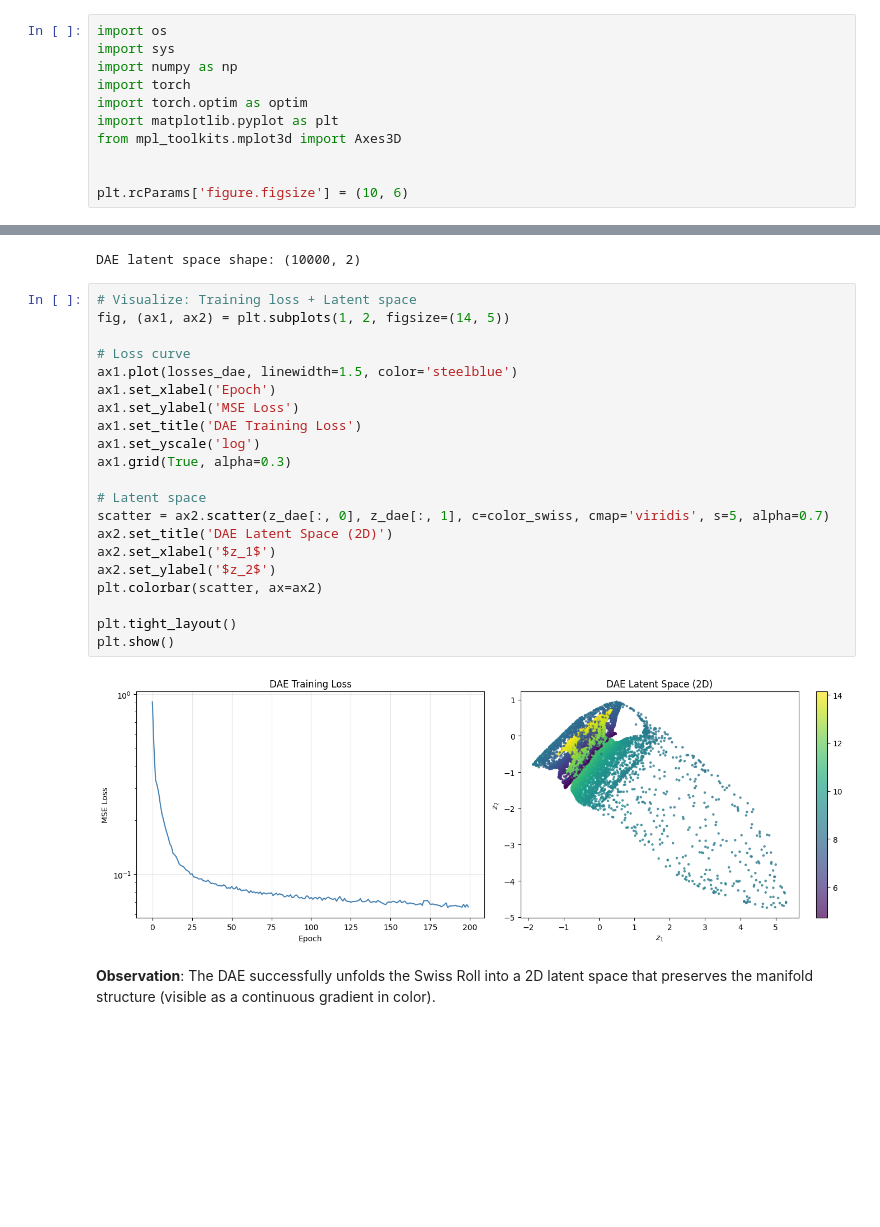
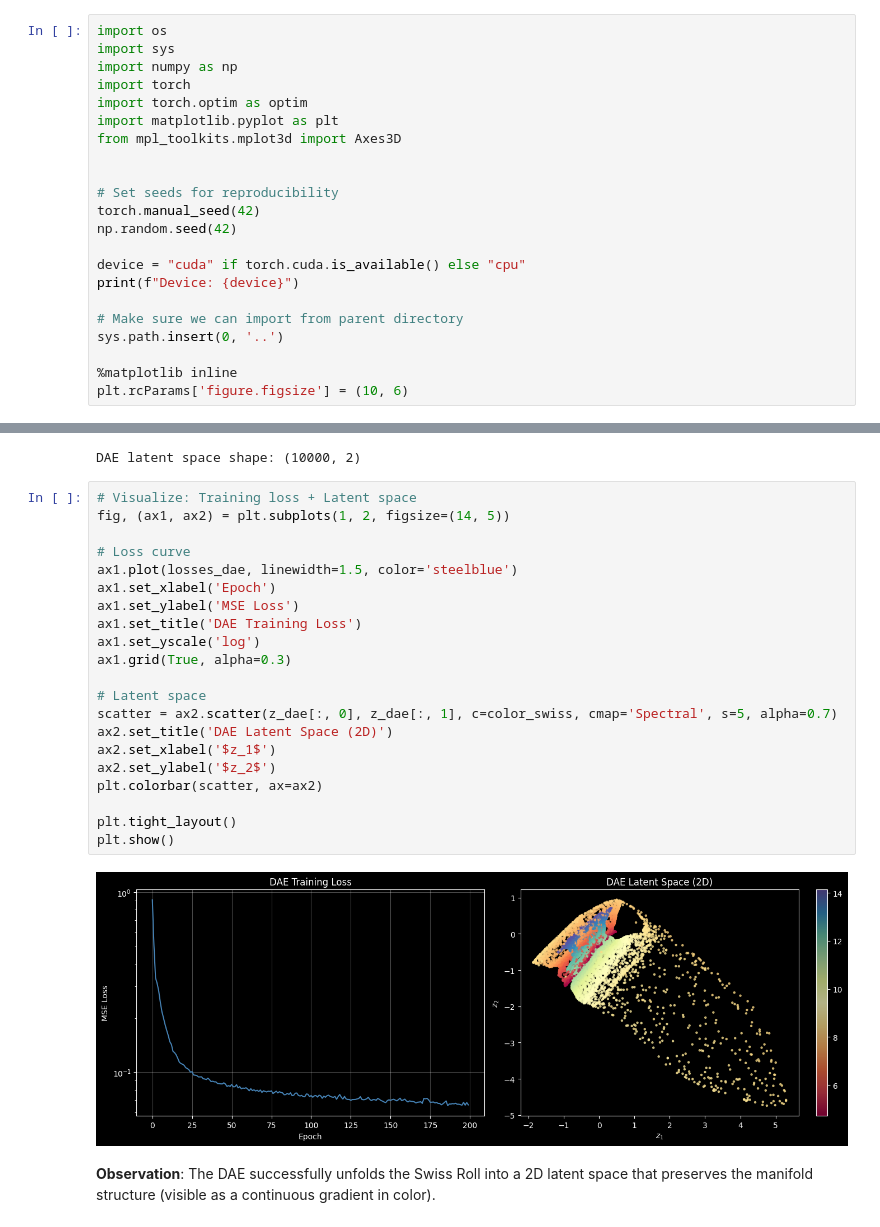
Before and after one commit to diegomonino/Manifold-Learning-DAE-vs-VAE, a Jupyter notebook: manifold-learning-dae/notebooks/full_analysis.ipynb, the cells around one changed output, grey strips where cells are left out. Saved outputs shown, nothing was run; the diff lists cells and outputs as text; blank space fills up the shorter version.

```diff
--- a/manifold-learning-dae/notebooks/full_analysis.ipynb
+++ b/manifold-learning-dae/notebooks/full_analysis.ipynb
@@ -27,4 +32,15 @@ import matplotlib.pyplot as plt
 from mpl_toolkits.mplot3d import Axes3D
 
 
+# Set seeds for reproducibility
+torch.manual_seed(42)
+np.random.seed(42)
+
+device = "cuda" if torch.cuda.is_available() else "cpu"
+print(f"Device: {device}")
+
+# Make sure we can import from parent directory
+sys.path.insert(0, '..')
+
+%matplotlib inline
 plt.rcParams['figure.figsize'] = (10, 6)
@@ -149,26 +171,26 @@ DAE latent space shape: (10000, 2)
 # %%
 # Visualize: Training loss + Latent space
 fig, (ax1, ax2) = plt.subplots(1, 2, figsize=(14, 5))
 
 # Loss curve
 ax1.plot(losses_dae, linewidth=1.5, color='steelblue')
 ax1.set_xlabel('Epoch')
 ax1.set_ylabel('MSE Loss')
 ax1.set_title('DAE Training Loss')
 ax1.set_yscale('log')
 ax1.grid(True, alpha=0.3)
 
 # Latent space
-scatter = ax2.scatter(z_dae[:, 0], z_dae[:, 1], c=color_swiss, cmap='viridis', s=5, alpha=0.7)
+scatter = ax2.scatter(z_dae[:, 0], z_dae[:, 1], c=color_swiss, cmap='Spectral', s=5, alpha=0.7)
 ax2.set_title('DAE Latent Space (2D)')
 ax2.set_xlabel('$z_1$')
 ax2.set_ylabel('$z_2$')
 plt.colorbar(scatter, ax=ax2)
 
 plt.tight_layout()
 plt.show()
 # %% [output]
-[figure, old version]
+[figure, new version]
 # %% [markdown]
 **Observation**: The DAE successfully unfolds the Swiss Roll into a 2D latent space that preserves the manifold structure (visible as a continuous gradient in color).
 # %% [markdown]
```
Also changed, not shown: parts of 11 cells of this notebook, 8 other files.
